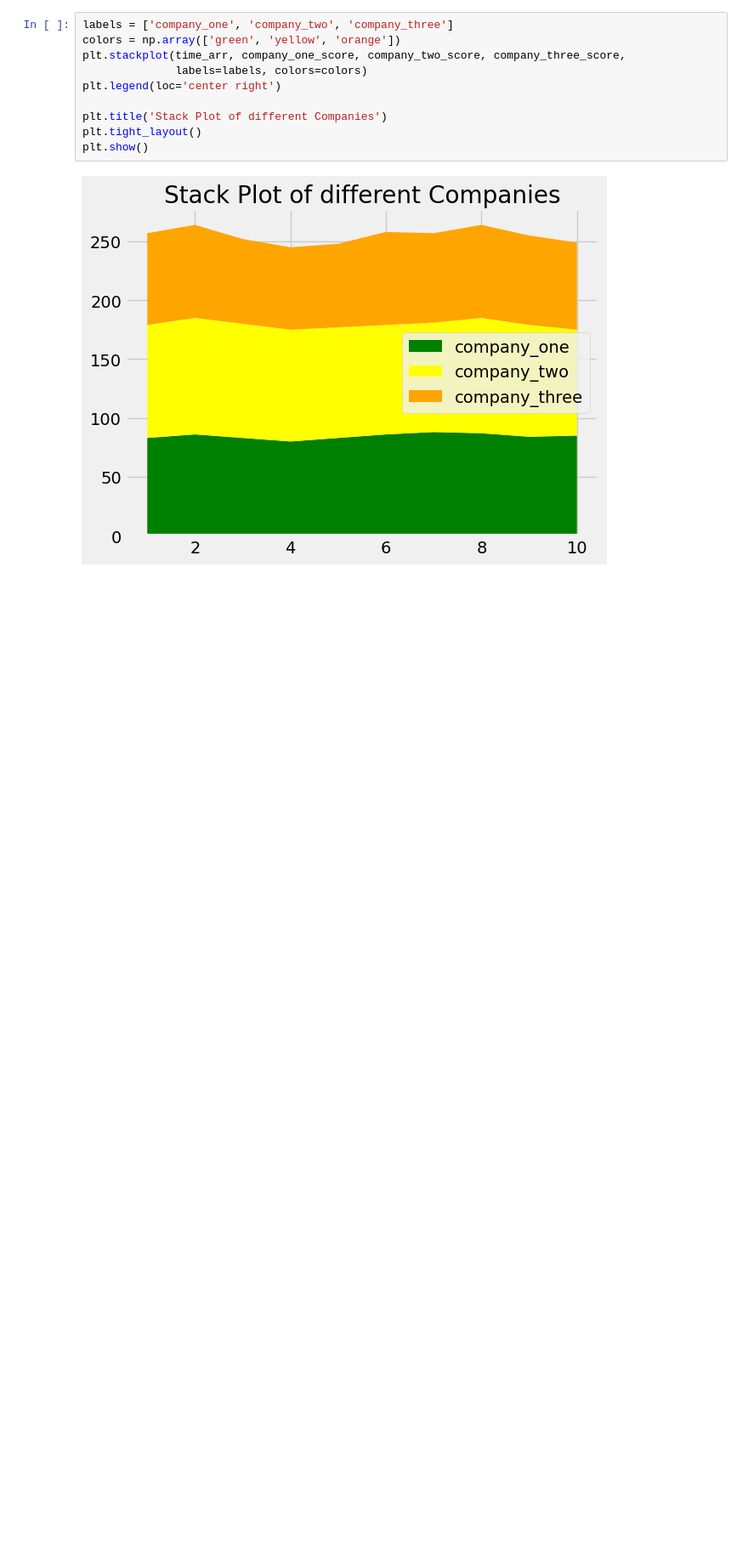
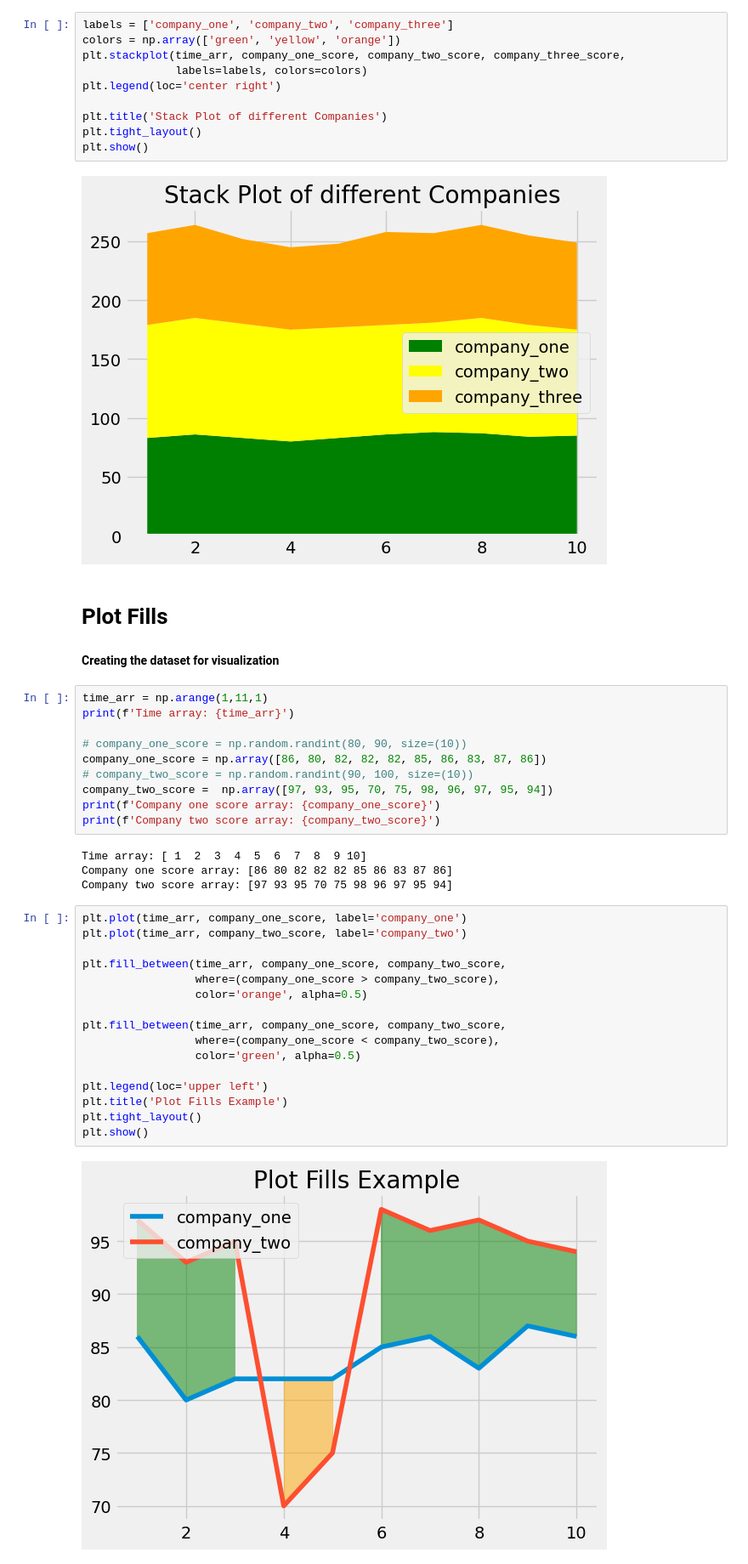
Before and after one commit to ROHIT318/python-practice, a Jupyter notebook: learn_matplotlib.ipynb, the cells around one changed output. Shown at 85% size. Drawn from its saved outputs; the diff is of its cells as text; blank space fills up the shorter version.

Commit message:
matplotlib - Plot Fills

```diff
--- a/learn_matplotlib.ipynb
+++ b/learn_matplotlib.ipynb
@@ -81,3 +81,39 @@ plt.tight_layout()
 plt.show()
 # %% [output]
 [figure]
+# %% [markdown]
+# Plot Fills
+# %% [markdown]
+**Creating the dataset for visualization**
+# %%
+time_arr = np.arange(1,11,1)
+print(f'Time array: {time_arr}')
+
+# company_one_score = np.random.randint(80, 90, size=(10))
+company_one_score = np.array([86, 80, 82, 82, 82, 85, 86, 83, 87, 86])
+# company_two_score = np.random.randint(90, 100, size=(10))
+company_two_score =  np.array([97, 93, 95, 70, 75, 98, 96, 97, 95, 94])
+print(f'Company one score array: {company_one_score}')
+print(f'Company two score array: {company_two_score}')
+# %% [output]
+Time array: [ 1  2  3  4  5  6  7  8  9 10]
+Company one score array: [86 80 82 82 82 85 86 83 87 86]
+Company two score array: [97 93 95 70 75 98 96 97 95 94]
+# %%
+plt.plot(time_arr, company_one_score, label='company_one')
+plt.plot(time_arr, company_two_score, label='company_two')
+
+plt.fill_between(time_arr, company_one_score, company_two_score,
+                 where=(company_one_score > company_two_score),
+                 color='orange', alpha=0.5)
+
+plt.fill_between(time_arr, company_one_score, company_two_score,
+                 where=(company_one_score < company_two_score),
+                 color='green', alpha=0.5)
+
+plt.legend(loc='upper left')
+plt.title('Plot Fills Example')
+plt.tight_layout()
+plt.show()
+# %% [output]
+[figure, added]
```
